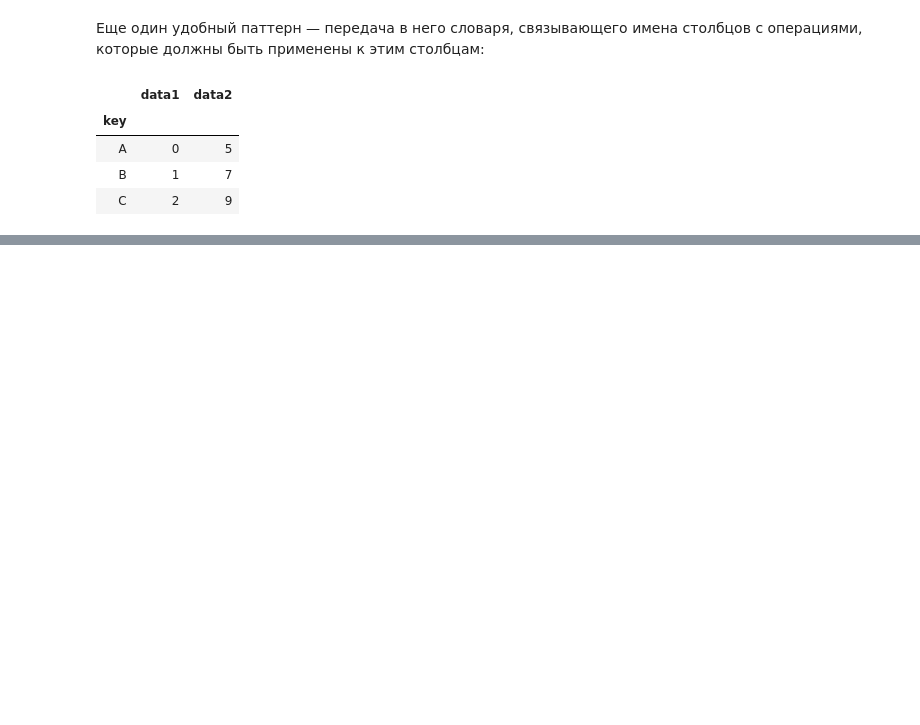
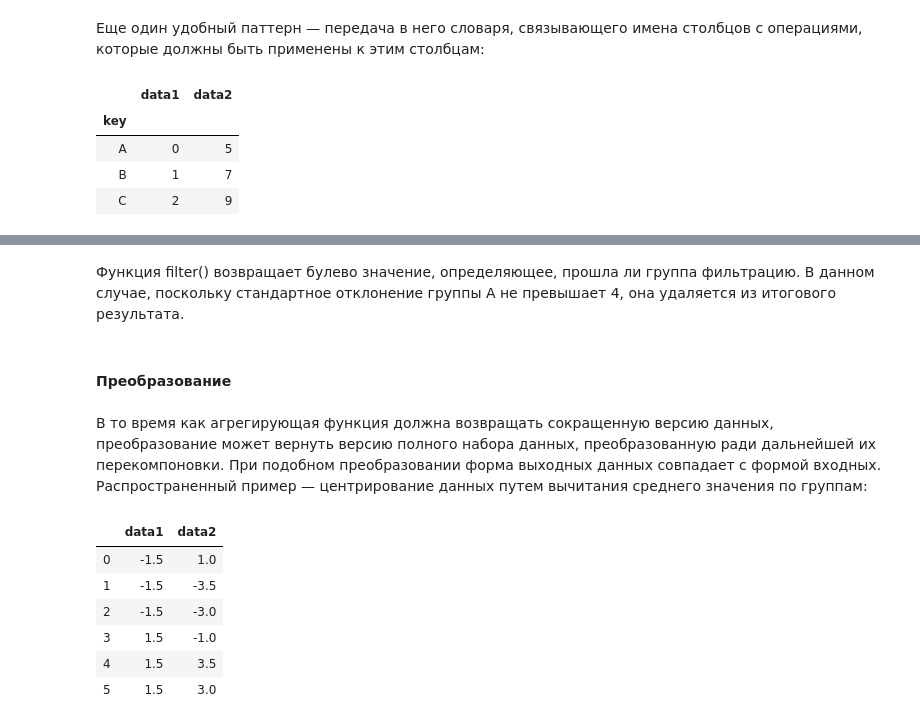
Before and after one commit to rusantsovsv/pandas_tr, a Jupyter notebook: 07.Pandas_agr_group.ipynb, the cells around one changed output, grey strips where cells are left out. Drawn from its saved outputs; the diff is of its cells as text; code cells hidden in the pictures; blank space fills up the shorter version.

```diff
--- a/07.Pandas_agr_group.ipynb
+++ b/07.Pandas_agr_group.ipynb
@@ -315,0 +351,20 @@ df.groupby('key').aggregate({'data1': 'min', 'data2': 'max'})
+# %% [markdown]
+Функция filter() возвращает булево значение, определяющее, прошла ли группа
+фильтрацию. В данном случае, поскольку стандартное отклонение группы A не превышает 4, она удаляется из итогового результата.
+# %% [markdown]
+#### Преобразование
+# %% [markdown]
+В то время как агрегирующая функция должна возвращать
+сокращенную версию данных, преобразование может вернуть версию полного набора данных, преобразованную ради дальнейшей их перекомпоновки. При подобном преобразовании форма выходных данных совпадает с формой входных.
+Распространенный пример — центрирование данных путем вычитания среднего
+значения по группам:
+# %%
+df.groupby('key').transform(lambda x: x - x.mean())
+# %% [output]
+|  | data1 | data2 |
+| 0 | -1.5 | 1.0 |
+| 1 | -1.5 | -3.5 |
+| 2 | -1.5 | -3.0 |
+| 3 | 1.5 | -1.0 |
+| 4 | 1.5 | 3.5 |
+| 5 | 1.5 | 3.0 |
```
Also changed, not shown: parts of 30 cells of this notebook.
